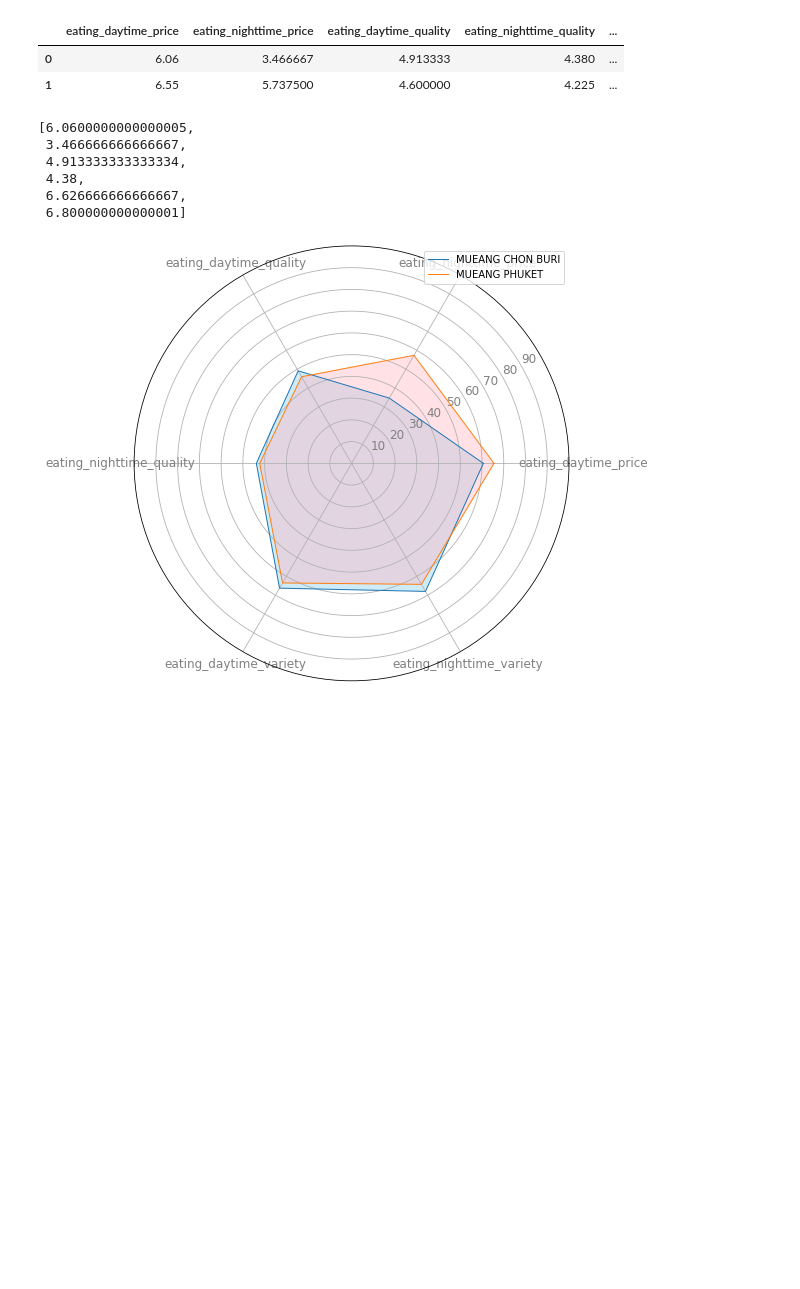
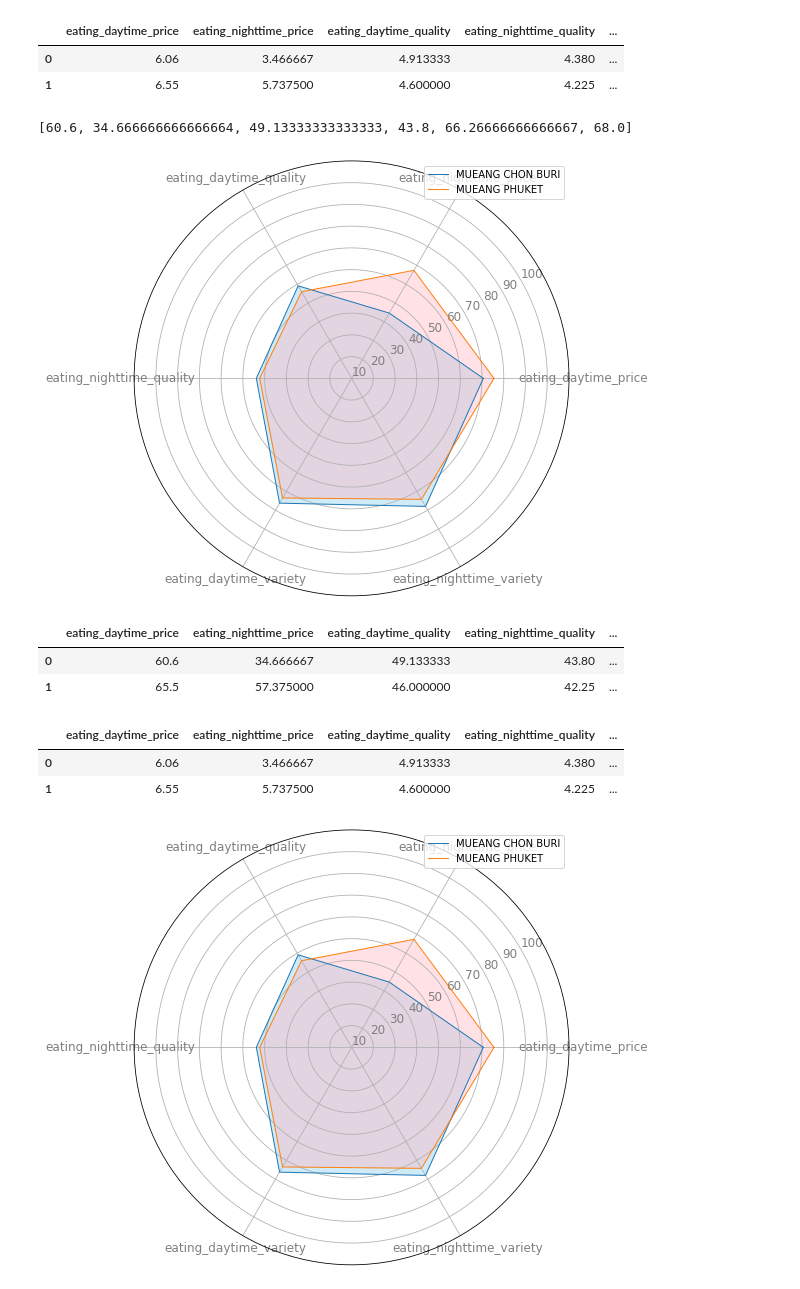
Before and after one commit to tohnperfect/BasicProg_DataViz65, a Jupyter notebook: DataViz04_Data_Comparison.ipynb, the cells around one changed output. Saved outputs shown, nothing was run; the diff lists cells and outputs as text; code cells hidden in the pictures; blank space fills up the shorter version.

```diff
--- a/DataViz04_Data_Comparison.ipynb
+++ b/DataViz04_Data_Comparison.ipynb
@@ -608,8 +608,8 @@ mydata
 # %%
 mydata = mydata.reset_index()[['eating_daytime_price','eating_nighttime_price','eating_daytime_quality','eating_nighttime_quality','eating_daytime_variety','eating_nighttime_variety']]
 # %%
-mydata['eating_nighttime_price'] = 100-np.array(mydata['eating_nighttime_price'])
-mydata['eating_daytime_price'] = 100-np.array(mydata['eating_daytime_price'])
+#mydata['eating_nighttime_price'] = 100-np.array(mydata['eating_nighttime_price'])
+#mydata['eating_daytime_price'] = 100-np.array(mydata['eating_daytime_price'])
 # %%
 mydata
 # %% [output]
@@ -628,12 +628,53 @@ categories = ['eating_daytime_price','eating_nighttime_price','eating_daytime_qu
 # %%
 mydata.loc[0].values.flatten().tolist()
 # %% [output]
-[6.0600000000000005,
- 3.466666666666667,
- 4.913333333333334,
- 4.38,
- 6.626666666666667,
- 6.800000000000001]
+[60.6, 34.666666666666664, 49.13333333333333, 43.8, 66.26666666666667, 68.0]
+# %%
+# คำนวณมุมของแต่ละคุณสมบัติ
+angles = [n / float(len(categories)) * 2 * pi for n in range(len(categories))] ## เปลี่ยน len(categories) เป็นจำนวนคุณสมบัติที่จะ plot
+angles += angles[:1]
+
+# สร้าง background graph
+fig, ax = plt.subplots(nrows=1, ncols=1, figsize=(8, 8),
+                       subplot_kw=dict(polar=True))
+
+plt.xticks(angles[:-1], categories, color='grey', size=12)
+plt.yticks(np.arange(0, 100, 10), ['10', '20', '30', '40', '50','60','70','80','90','100'],    ## กำหนด scale ของค่าที่ต้องการแสดง
+           color='grey', size=12)
+
+plt.ylim(0, 100)
+ax.set_rlabel_position(30)
+
+# plot คนที่ 1
+val_c1 = mydata.loc[0].values.flatten().tolist()    ## เลือกค่าที่ต้องการแสดง
+val_c1 += val_c1[:1]
+ax.plot(angles, val_c1, linewidth=1,
+        linestyle='solid', label='MUEANG CHON BURI')
+ax.fill(angles, val_c1, 'skyblue', alpha=0.4)     ## เลือกสี
+
+# plot คนที่ 2
+val_c2 = mydata.loc[1].values.flatten().tolist()   ## เลือกค่าที่ต้องการแสดง
+val_c2 += val_c2[:1]
+ax.plot(angles, val_c2, linewidth=1,
+        linestyle='solid', label='MUEANG PHUKET')
+ax.fill(angles, val_c2, 'lightpink', alpha=0.4)   ## เลือกสี
+
+ax.legend();
+# %% [output]
+[figure, added]
+# %%
+mydata
+# %% [output]
+|  | eating_daytime_price | eating_nighttime_price | eating_daytime_quality | eating_nighttime_quality | ... |
+| 0 | 60.6 | 34.666667 | 49.133333 | 43.80 | ... |
+| 1 | 65.5 | 57.375000 | 46.000000 | 42.25 | ... |
+# %%
+mydata = 0.1*mydata
+mydata
+# %% [output]
+|  | eating_daytime_price | eating_nighttime_price | eating_daytime_quality | eating_nighttime_quality | ... |
+| 0 | 6.06 | 3.466667 | 4.913333 | 4.380 | ... |
+| 1 | 6.55 | 5.737500 | 4.600000 | 4.225 | ... |
 # %%
 # คำนวณมุมของแต่ละคุณสมบัติ
 angles = [n / float(len(categories)) * 2 * pi for n in range(len(categories))] ## เปลี่ยน len(categories) เป็นจำนวนคุณสมบัติที่จะ plot
```
Also changed, not shown: parts of 2 cells of this notebook.
